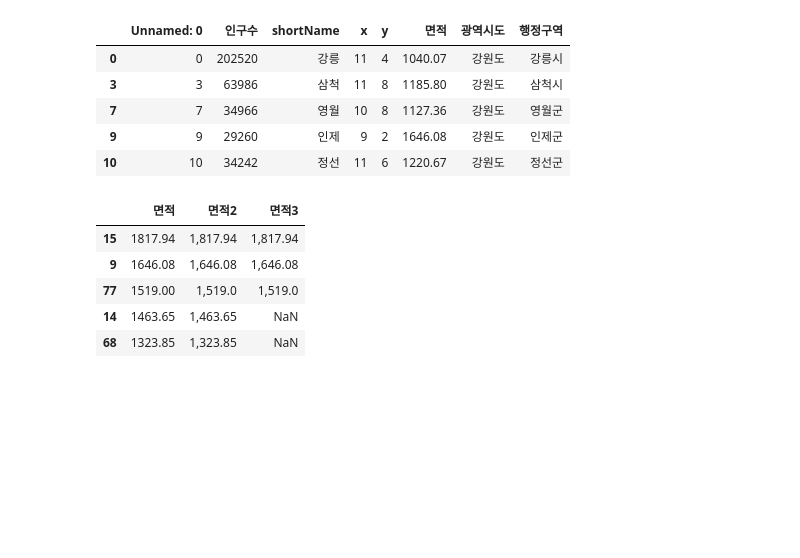
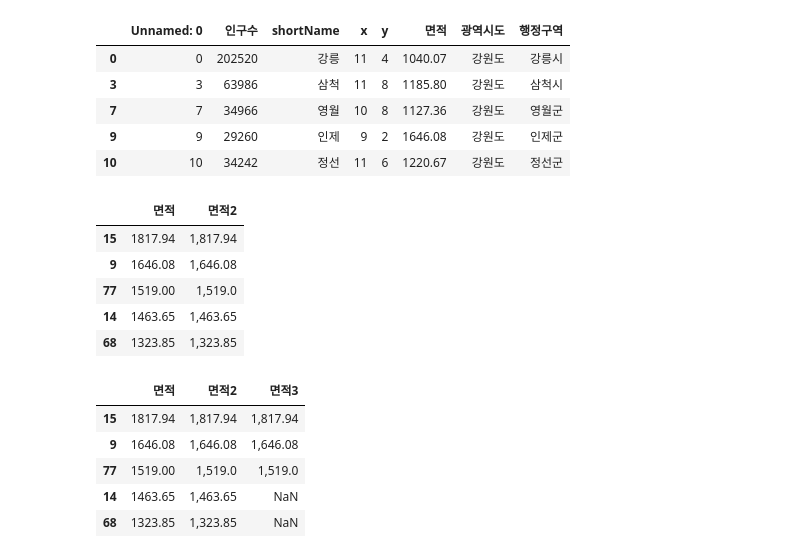
Before and after one commit to KOS-noise/Python_Webscraping_Analysis, a Jupyter notebook: 03.행정구역정보_분석과시각화.ipynb, the cells around one changed output. Cells and saved outputs as stored; diff of their text form; code cells hidden in the pictures; blank space fills up the shorter version.

```diff
--- a/03.행정구역정보_분석과시각화.ipynb
+++ b/03.행정구역정보_분석과시각화.ipynb
@@ -445,6 +495,13 @@ area_1000.loc[:, '면적2'] = area_1000['면적'].map('{:,}'.format)
 # [:, '면적2'] >> 왼쪽은 모든 행, 오른쪽은 '면적2' 변수만
 # area_1000['면적'] 값을 콤마 세자리 단위로 자른 걸 '면적2'에 넣음
 # %%
-area_1000.loc[:, ['면적', '면적2']].sort_values(by ='면적', ascending=False)
+area_1000.loc[:, ['면적', '면적2']].sort_values(by ='면적', ascending=False).head()
+# %% [output]
+|  | 면적 | 면적2 |
+| 15 | 1817.94 | 1,817.94 |
+| 9 | 1646.08 | 1,646.08 |
+| 77 | 1519.00 | 1,519.0 |
+| 14 | 1463.65 | 1,463.65 |
+| 68 | 1323.85 | 1,323.85 |
 # %%
 # 면적 컬럼의 값이 1500인 Row에만 면적3 이라는 새로운 컬럼의 값이 적용 되도록
```
Also changed, not shown: parts of 29 cells of this notebook, 3 other files.
